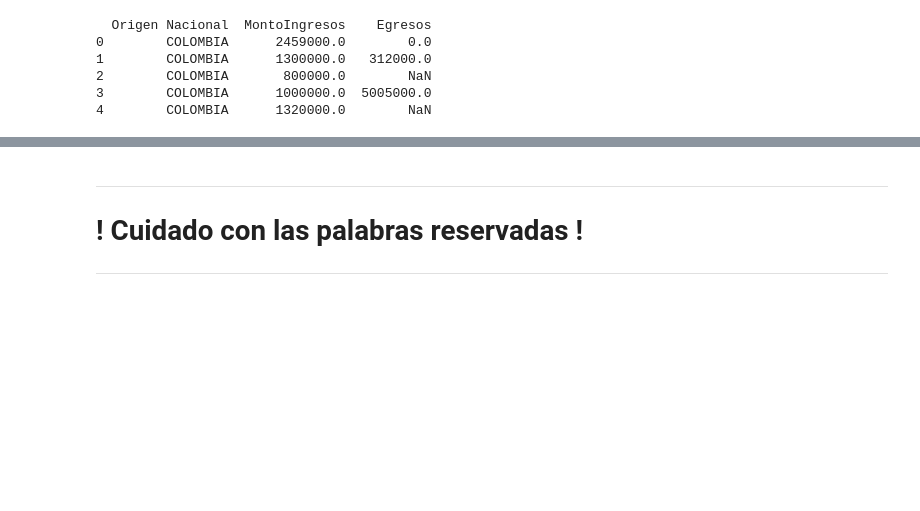
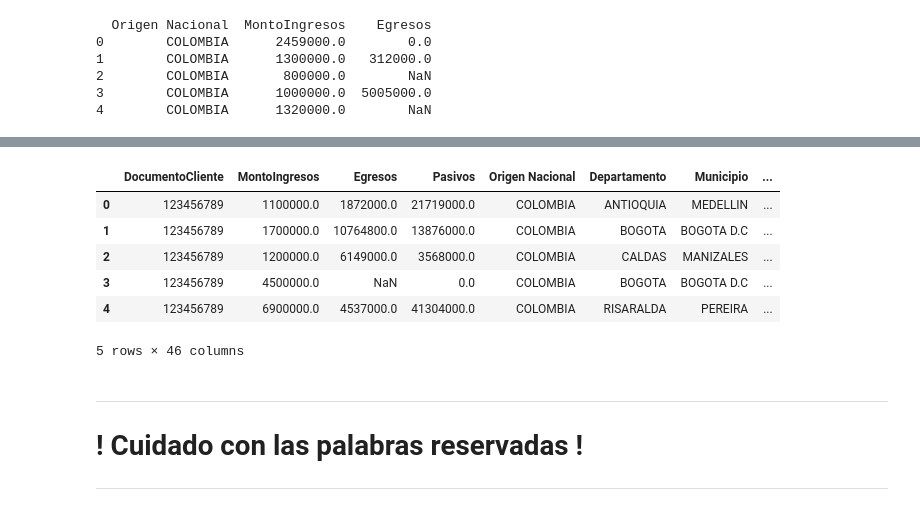
Before and after one commit to jagvgithub/Python_para_IA, a Jupyter notebook: Modelo_propension_python_IA.ipynb, the cells around one changed output, grey strips where cells are left out. Drawn from its saved outputs; the diff is of its cells as text; code cells hidden in the pictures; blank space fills up the shorter version.

```diff
--- a/Modelo_propension_python_IA.ipynb
+++ b/Modelo_propension_python_IA.ipynb
@@ -71,3 +78,22 @@ datos['TipoPersona'],datos['Escliente'],datos['Llave']  = 'Natural','1',dict(zip
+# %%
+import pandas as pd
+
+# URL del archivo en GitHub
+url = "https://github.com/jagvgithub/Python_para_IA/raw/main/Modelo_propension_ofuscado.xlsx"
+
+# Leer el archivo xlsx en un DataFrame de pandas
+datos = pd.read_excel(url)
+
+# Mostrar las primeras filas del DataFrame
+display(datos.head())
+# %% [output]
+|  | DocumentoCliente | MontoIngresos | Egresos | Pasivos | Origen Nacional | Departamento | Municipio | ... |
+| 0 | 123456789 | 1100000.0 | 1872000.0 | 21719000.0 | COLOMBIA | ANTIOQUIA | MEDELLIN | ... |
+| 1 | 123456789 | 1700000.0 | 10764800.0 | 13876000.0 | COLOMBIA | BOGOTA | BOGOTA D.C | ... |
+| 2 | 123456789 | 1200000.0 | 6149000.0 | 3568000.0 | COLOMBIA | CALDAS | MANIZALES | ... |
+| 3 | 123456789 | 4500000.0 | NaN | 0.0 | COLOMBIA | BOGOTA | BOGOTA D.C | ... |
+| 4 | 123456789 | 6900000.0 | 4537000.0 | 41304000.0 | COLOMBIA | RISARALDA | PEREIRA | ... |
+5 rows × 46 columns
 # %% [markdown]
 ---
 # ! Cuidado con las palabras reservadas !
```
Also changed, not shown: parts of 2 cells of this notebook.
